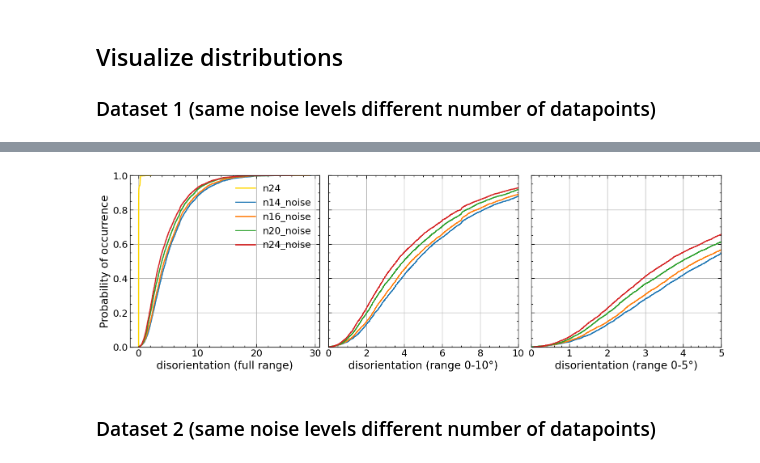
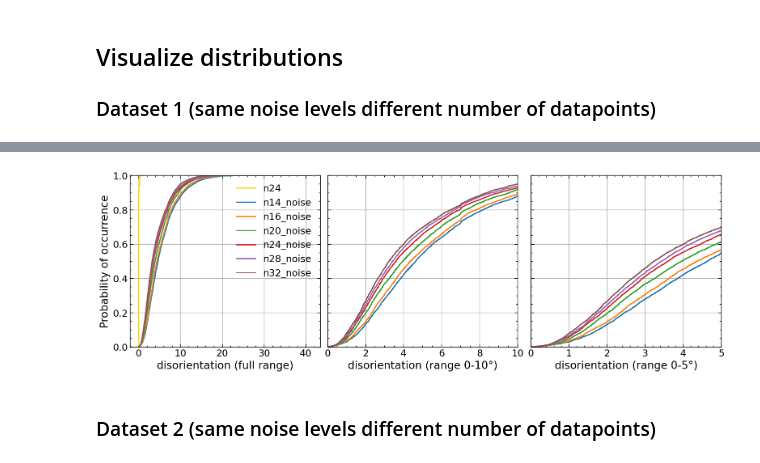
Before and after one commit to bertopadron/FTIR-EBSD, a Jupyter notebook: docs/08c_stats_test.ipynb, the cells around one changed output, grey strips where cells are left out. Drawn from its saved outputs; the diff is of its cells as text; code cells hidden in the pictures.

```diff
--- a/docs/08c_stats_test.ipynb
+++ b/docs/08c_stats_test.ipynb
@@ -42,9 +42,15 @@ mpl.rcParams['lines.markersize'] = 12
 # Remove legend frame
 mpl.rcParams['legend.frameon'] = False
 # %%
-dataset = pd.read_csv('output/2024-04-13_step7_lamb1987_noise_datapoints.csv')
+dataset1 = pd.read_csv('output/2024-04-13_step7_lamb1987_noise_datapoints.csv')
+dataset1b = pd.read_csv('output/2024-04-30_step7_lamb1987_noise_datapoints3.csv')
 dataset2 = pd.read_csv('output/2024-04-18_step7_lamb1987_noise_datapoints.csv')
 dataset3 = pd.read_csv('output/2024-04-19_step7_lamb1987_noise_datapoints2.csv')
+
+# combine datasets 1 & 1b
+columns = ['n28', 'n28_noise', 'n32', 'n32_noise']
+dataset = pd.concat([dataset1, dataset1b[columns]], axis=1)
+
 dataset
 # %% [output]
 |  | Euler1 | Euler2 | Euler3 | n14 | n14_noise | n16 | n16_noise | n20 | n20_noise | n24 | ... |
@@ -129,33 +137,39 @@ _ = ax2.set_xticks(np.arange(8), labels, rotation=45, ha='left')
 # %%
 fig2, (ax1, ax2, ax3) = plt.subplots(ncols=3, figsize=(5*3.1, 5), sharey=True, constrained_layout=True)
 
 ax1.ecdf(dataset['n24'], label='n24', color='gold')
 ax1.ecdf(dataset['n14_noise'], label='n14_noise')
 ax1.ecdf(dataset['n16_noise'], label='n16_noise')
 ax1.ecdf(dataset['n20_noise'], label='n20_noise')
 ax1.ecdf(dataset['n24_noise'], label='n24_noise')
+ax1.ecdf(dataset['n28_noise'], label='n28_noise')
+ax1.ecdf(dataset['n32_noise'], label='n32_noise')
 ax1.grid(True)
 ax1.set_xlabel('disorientation (full range)')
 ax1.set_ylabel("Probability of occurrence")
 ax1.legend(loc='best')
 
 ax2.ecdf(dataset['n14_noise'], label='n14_noise')
 ax2.ecdf(dataset['n16_noise'], label='n16_noise')
 ax2.ecdf(dataset['n20_noise'], label='n20_noise')
 ax2.ecdf(dataset['n24_noise'], label='n24_noise')
+ax2.ecdf(dataset['n28_noise'], label='n28_noise')
+ax2.ecdf(dataset['n32_noise'], label='n32_noise')
 ax2.set_xlim(left=0, right=10)
 ax2.grid(True)
 ax2.set_xlabel('disorientation (range 0-10°)')
 
 ax3.ecdf(dataset['n14_noise'], label='n14_noise')
 ax3.ecdf(dataset['n16_noise'], label='n16_noise')
 ax3.ecdf(dataset['n20_noise'], label='n20_noise')
 ax3.ecdf(dataset['n24_noise'], label='n24_noise')
+ax3.ecdf(dataset['n28_noise'], label='n28_noise')
+ax3.ecdf(dataset['n32_noise'], label='n32_noise')
 ax3.set_xlim(left=0, right=5)
 ax3.set_xlabel('disorientation (range 0-5°)')
 _ = ax3.grid(True)
 # %% [output]
-[figure, old version]
+[figure, new version]
 # %% [markdown]
 ### Dataset 2 (same noise levels different number of datapoints)
 # %%
```
Also changed, not shown: parts of 8 cells of this notebook.
